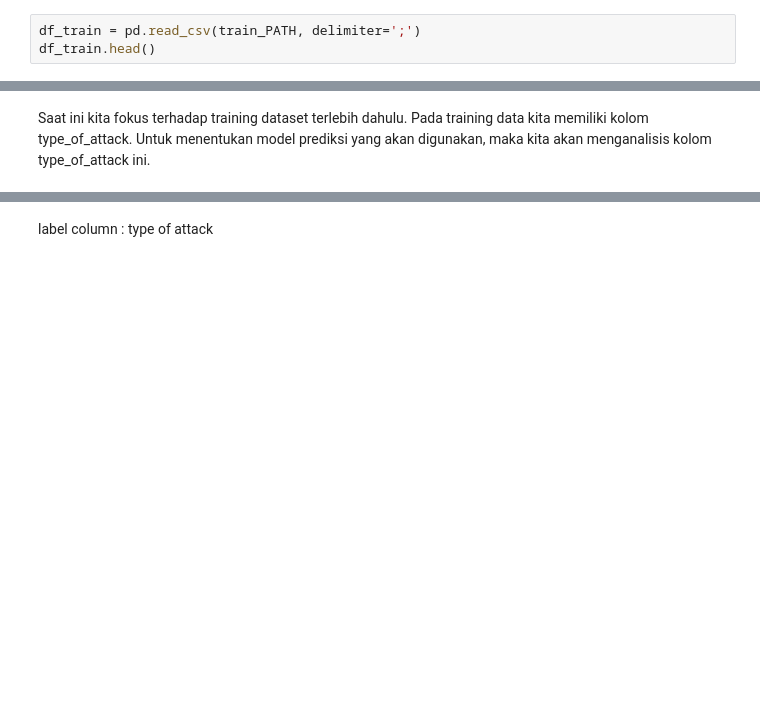
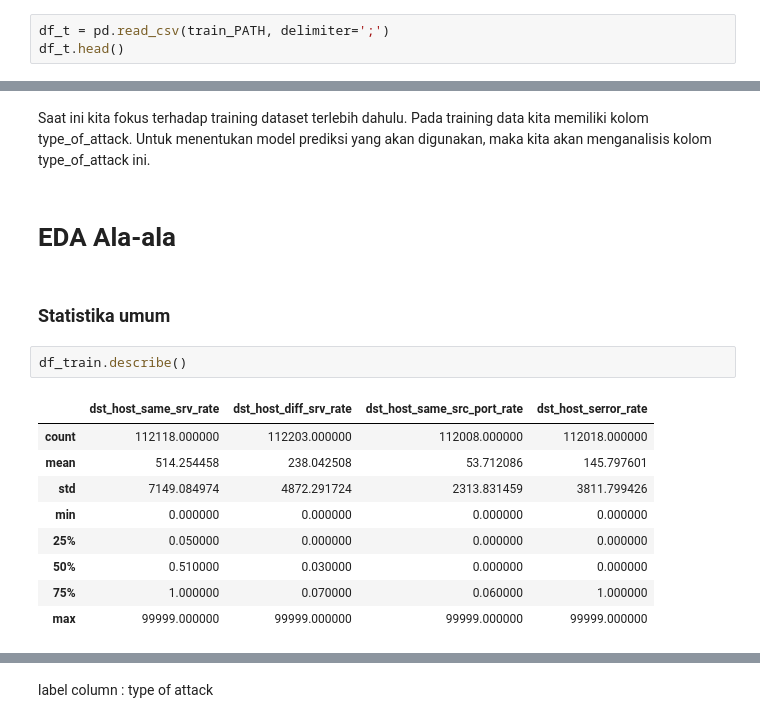
Before and after one commit to euclideands/DAC-2023, a Jupyter notebook: DAC_2023_Development_2.0.ipynb, the cells around one changed output, grey strips where cells are left out. Saved outputs shown, nothing was run; the diff lists cells and outputs as text; blank space fills up the shorter version.

```diff
--- a/DAC_2023_Development_2.0.ipynb
+++ b/DAC_2023_Development_2.0.ipynb
@@ -19,8 +15,8 @@ pred_PATH = 'D:\DAC-2023\Dataset\Data_Prediction.csv'
 # %% [markdown]
 Kita memiliki 2 dataset, training dataset dan validation dataset. training dataset akan digunakann untuk melatih model machine learning dan validation dataset akan digunakan untuk mengevaluasi model dan mengukur akurasinya.
 # %%
-df_train = pd.read_csv(train_PATH, delimiter=';')
-df_train.head()
+df_t = pd.read_csv(train_PATH, delimiter=';')
+df_t.head()
 # %% [output]
 |  | duration | protocol_type | service | flag | src_bytes | dst_bytes | land | wrong_fragment | urgent | ... |
 | 0 | 0 | tcp | private | SH | 0 | 0 | 0 | 0 | 0 | ... |
@@ -55,3 +51,19 @@ Columns in df_train but not in df_pred: {'type_of_attack'}
 Columns in df_pred but not in df_train: {'id'}
 # %% [markdown]
 Saat ini kita fokus terhadap training dataset terlebih dahulu. Pada training data kita memiliki kolom type_of_attack. Untuk menentukan model prediksi yang akan digunakan, maka kita akan menganalisis kolom type_of_attack ini.
+# %% [markdown]
+# EDA Ala-ala
+# %% [markdown]
+### Statistika umum
+# %%
+df_train.describe()
+# %% [output]
+|  | dst_host_same_srv_rate | dst_host_diff_srv_rate | dst_host_same_src_port_rate | dst_host_serror_rate |
+| count | 112118.000000 | 112203.000000 | 112008.000000 | 112018.000000 |
+| mean | 514.254458 | 238.042508 | 53.712086 | 145.797601 |
+| std | 7149.084974 | 4872.291724 | 2313.831459 | 3811.799426 |
+| min | 0.000000 | 0.000000 | 0.000000 | 0.000000 |
+| 25% | 0.050000 | 0.000000 | 0.000000 | 0.000000 |
+| 50% | 0.510000 | 0.030000 | 0.000000 | 0.000000 |
+| 75% | 1.000000 | 0.070000 | 0.060000 | 1.000000 |
+| max | 99999.000000 | 99999.000000 | 99999.000000 | 99999.000000 |
```
Also changed, not shown: parts of 21 cells of this notebook.
